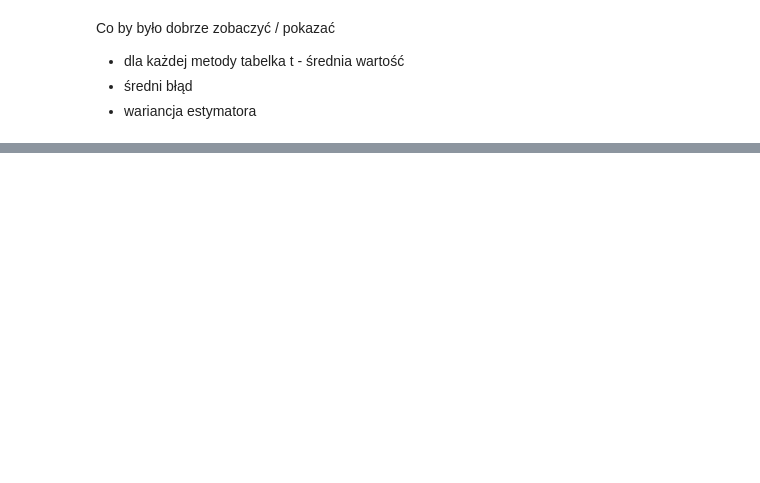
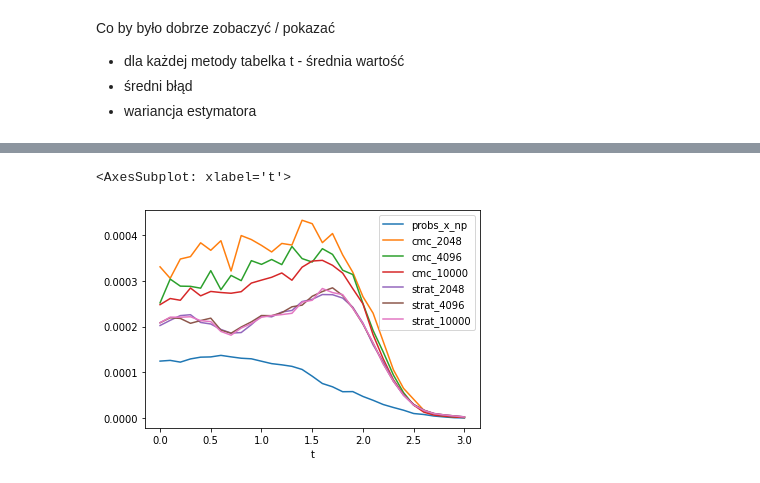
Before and after one commit to SirPentyna/mgr_normalizing_flows, a Jupyter notebook: Repeated experiments with Monte Carlo estimation.ipynb, the cells around one changed output, grey strips where cells are left out. Saved outputs shown, nothing was run; the diff lists cells and outputs as text; code cells hidden in the pictures; blank space fills up the shorter version.

```diff
--- a/Repeated experiments with Monte Carlo estimation.ipynb
+++ b/Repeated experiments with Monte Carlo estimation.ipynb
@@ -325,0 +481,7 @@ Co by było dobrze zobaczyć / pokazać
+# %%
+calc_var(df_nice).plot()
+plt.title('Variance')
+plt.show()
+# %% [output]
+<AxesSubplot: xlabel='t'>
+[figure, added]
```
Also changed, not shown: parts of 19 cells of this notebook, 10 other files.
